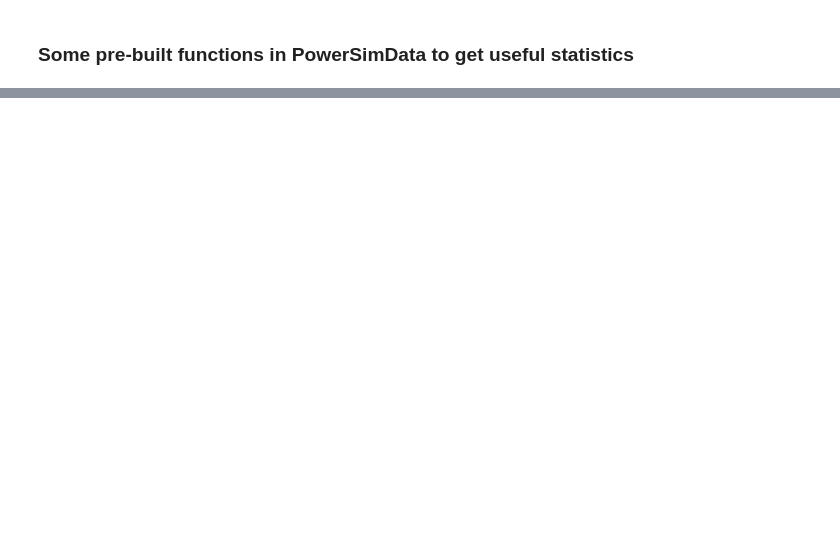
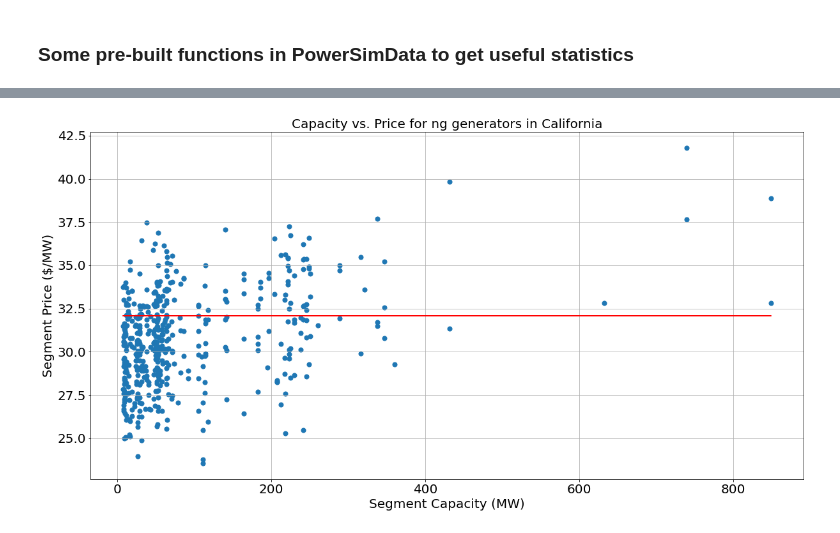
Before and after one commit to Breakthrough-Energy/plug, a Jupyter notebook: standalone/analyze.ipynb, the cells around one changed output, grey strips where cells are left out. Saved outputs shown, nothing was run; the diff lists cells and outputs as text; code cells hidden in the pictures; blank space fills up the shorter version.

```diff
--- a/standalone/analyze.ipynb
+++ b/standalone/analyze.ipynb
@@ -39,3 +118,5 @@ plot_c1_vs_c2(grid, 'Louisiana', 'ng’)
 # %%
 from powersimdata.design.generation.cost_curves import plot_capacity_vs_price
-plot_capacity_vs_price(grid, 1, 'Louisiana', 'ng')
+plot_capacity_vs_price(grid, 1, 'California', 'ng')
+# %% [output]
+[figure, added]
```
Also changed, not shown: parts of 9 cells of this notebook, 1 other file.
